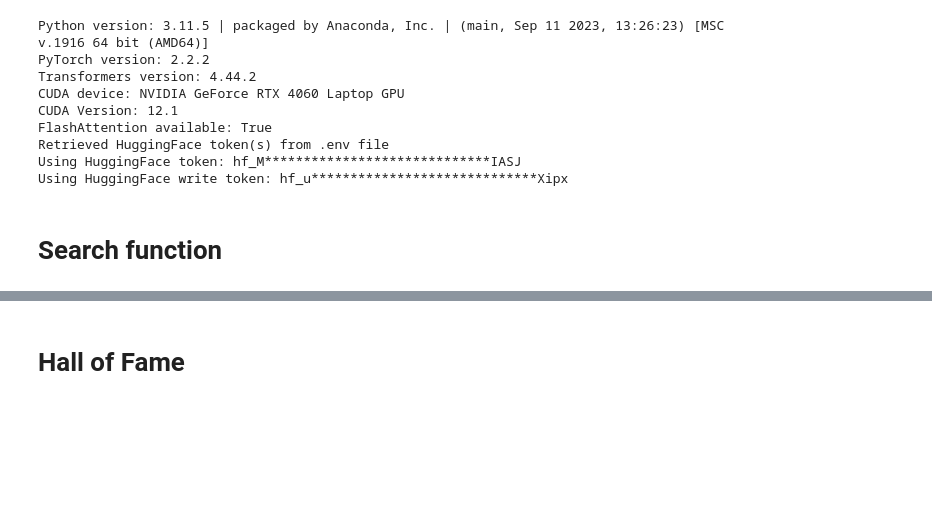
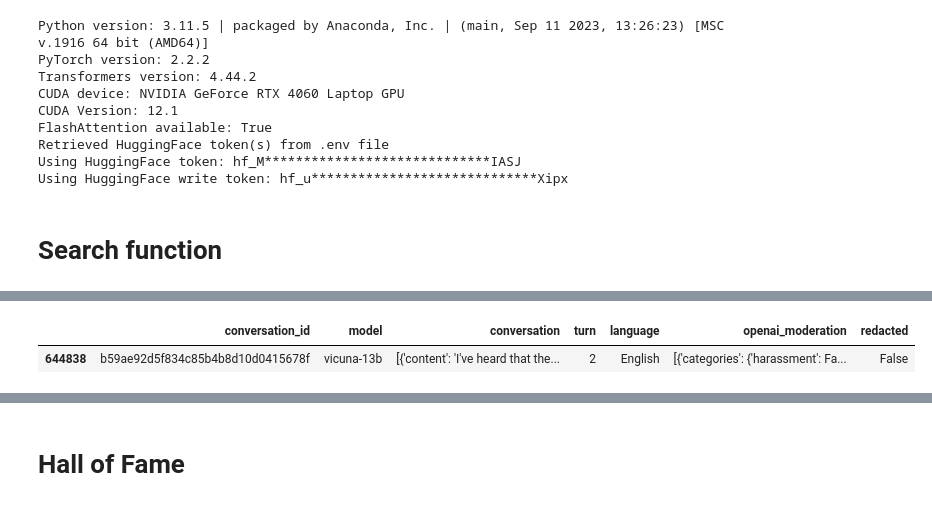
Before and after one commit to reddgr/chatbot-response-scoring-scbn-rqtl, a Jupyter notebook: lmsys-chatbot-arena-hall-of-fame.ipynb, the cells around one changed output, grey strips where cells are left out. Saved outputs shown, nothing was run; the diff lists cells and outputs as text; code cells hidden in the pictures; blank space fills up the shorter version.

```diff
--- a/lmsys-chatbot-arena-hall-of-fame.ipynb
+++ b/lmsys-chatbot-arena-hall-of-fame.ipynb
@@ -43,3 +32,9 @@ display(results_df)
+# %%
+results_df = lmsys_chat_1m.search_conversations("the sky is blue because higher frequencies are scattered more easily")
+display(results_df)
+# %% [output]
+|  | conversation_id | model | conversation | turn | language | openai_moderation | redacted |
+| 644838 | b59ae92d5f834c85b4b8d10d0415678f | vicuna-13b | [{'content': 'I've heard that the... | 2 | English | [{'categories': {'harassment': Fa... | False |
 # %%
 results_df = lmsys_chat_1m.search_conversations("the inhabitants of a simulation game are moving according to algorithms")
 display(results_df)
```
Also changed, not shown: parts of 2 cells of this notebook.
